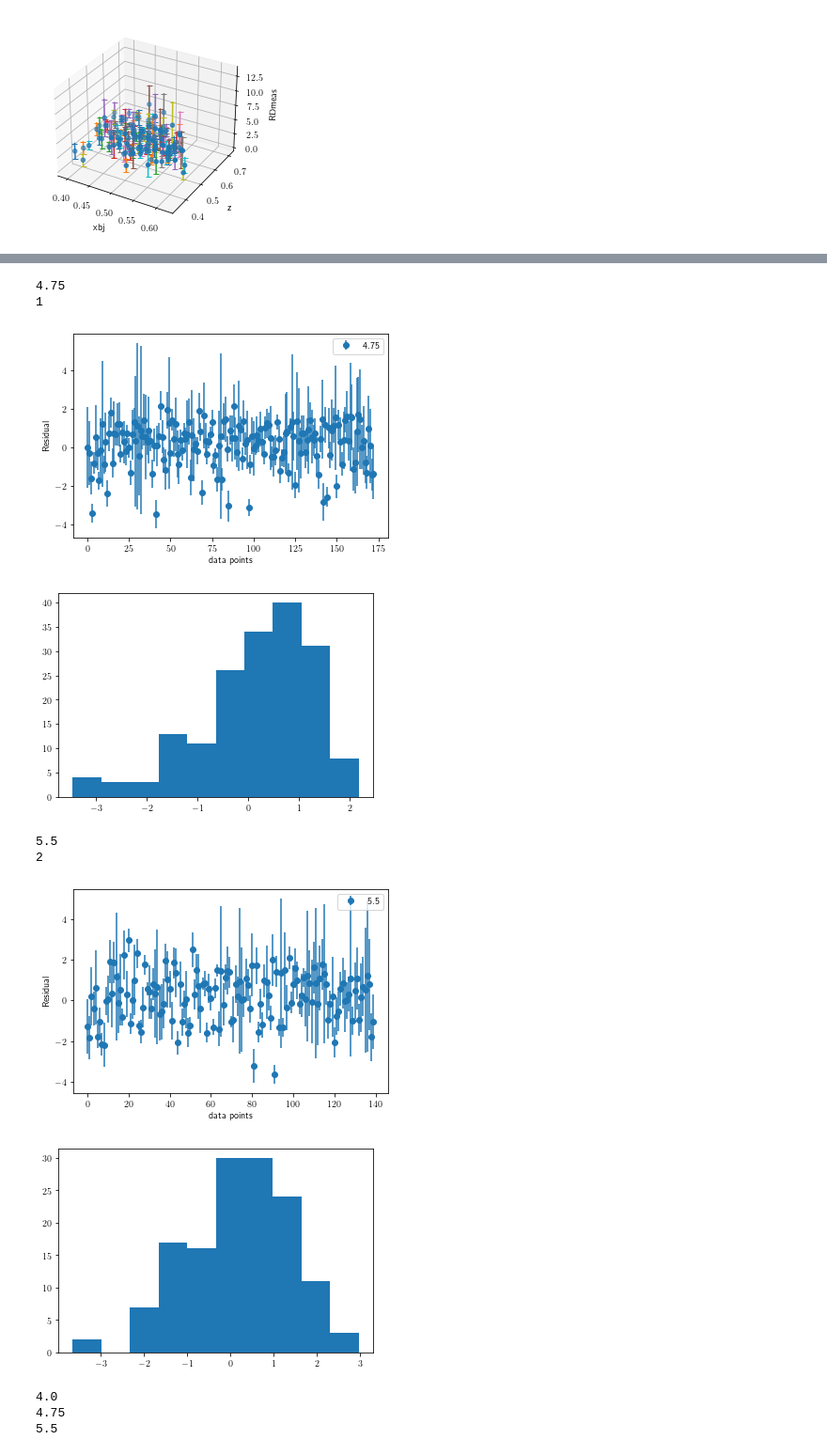
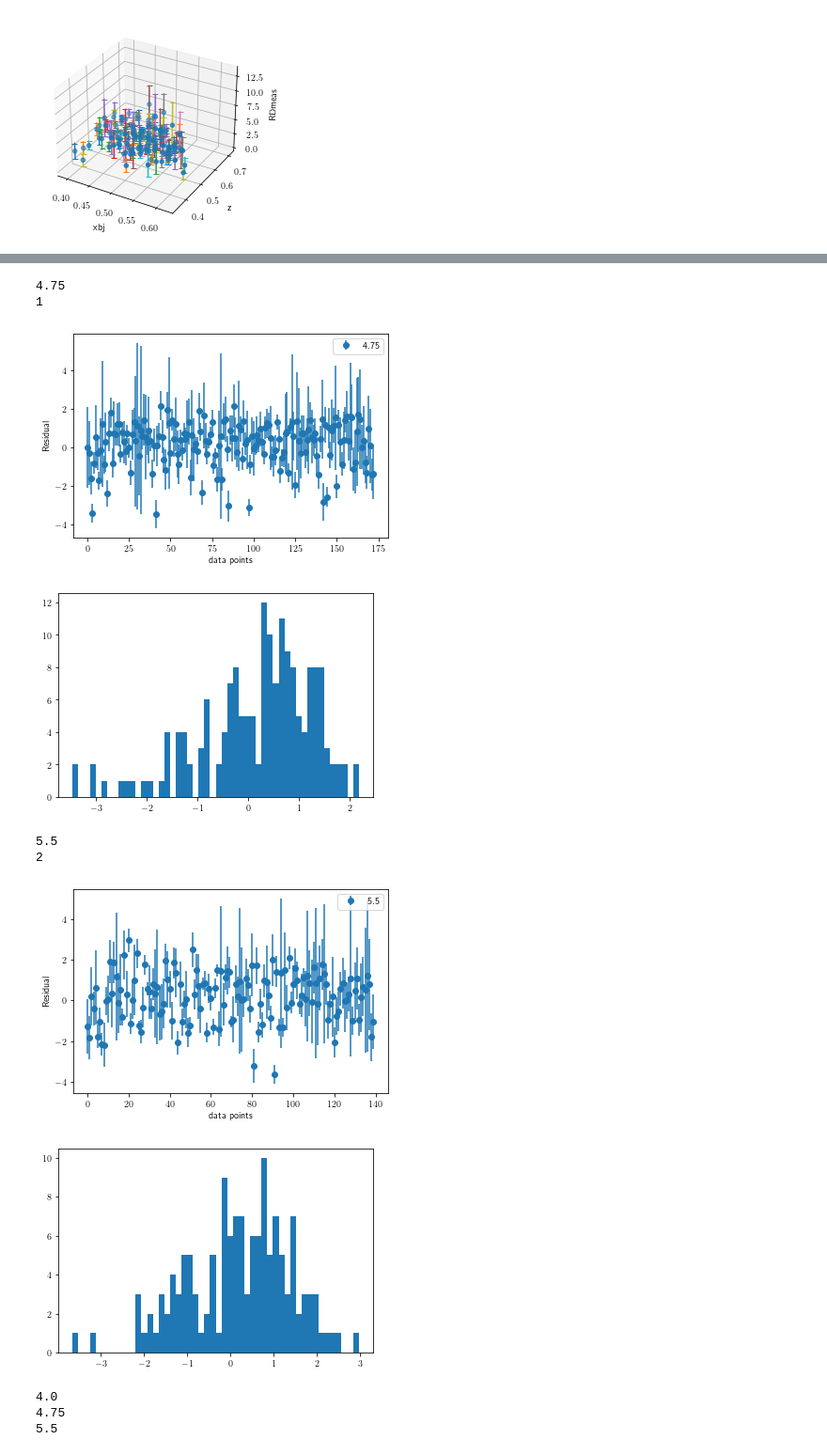
Before and after one commit to Mengzhendada/csv_notebook, a Jupyter notebook: yield_ratio_morepoints.ipynb, the cells around one changed output, grey strips where cells are left out. Shown at 94% size. Drawn from its saved outputs; the diff is of its cells as text; code cells hidden in the pictures.

```diff
--- a/yield_ratio_morepoints.ipynb
+++ b/yield_ratio_morepoints.ipynb
@@ -324,8 +325,8 @@ print(*m_1stQ2.values)
 
 
 
-xbj_fit = np.arange(0.3,0.8,0.01)
-zhad_fit = np.arange(0.3,0.8,0.01)
+xbj_fit = np.arange(0.25,0.7,0.01)
+zhad_fit = np.arange(0.3,0.75,0.01)
 
 #x = np.array(xs)
 #y = np.array(zs)
@@ -647,8 +648,8 @@ for key_Q2,Q2_value in RDxz.items():
     kaisquare.append(m_Q2.fval)
 
 
-    x = np.arange(0.3,0.8,0.01)
-    y = np.arange(0.3,0.8,0.01)
+    x = np.arange(0.25,0.7,0.01)
+    y = np.arange(0.3,0.75,0.01)
     #x = np.array(xs)
     #y = np.array(zs)
     fit_RDmeas=[]
@@ -746,7 +747,7 @@ for key_Q2,Q2_value in RDxz.items():
     fig,ax = plt.subplots()
     #n,bins,patches = ax.hist(Residual,50,density = True)
     #ax.plot(bins,Residual)
-    plt.hist(Residual,10)
+    plt.hist(Residual,50)
     plt.show()
 # %% [output]
 4.0
@@ -756,11 +757,11 @@ for key_Q2,Q2_value in RDxz.items():
 4.75
 1
 [figure]
-[figure, old version]
+[figure, new version]
 5.5
 2
 [figure]
-[figure, old version]
+[figure, new version]
 # %%
 i_Q2 = 0
 
```
Also changed, not shown: parts of 31 cells of this notebook, 2 other files.
